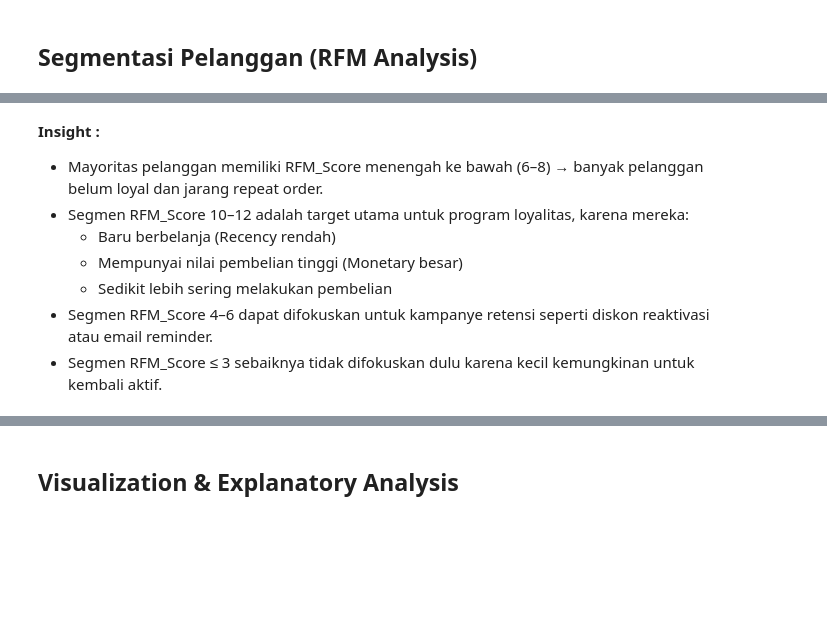
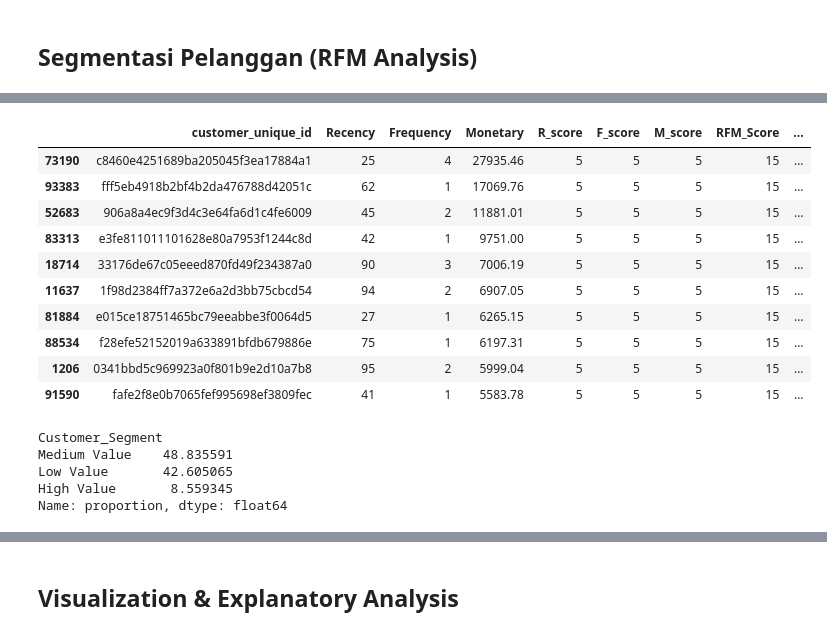
Before and after one commit to fiyandamamuri/e-commerce_public_datasets_analysis, a Jupyter notebook: notebook-copy.ipynb, the cells around one changed output, grey strips where cells are left out. Drawn from its saved outputs; the diff is of its cells as text; code cells hidden in the pictures; blank space fills up the shorter version.

```diff
--- a/notebook-copy.ipynb
+++ b/notebook-copy.ipynb
@@ -942,15 +942,15 @@ Name: payment_value, dtype: float64
 # %% [markdown]
 ## Segmentasi Pelanggan (RFM Analysis)
 # %%
-# Menghitung skor RFM
-max_date = merged_data['order_purchase_timestamp'].max()
+# Tentukan tanggal acuan (biasanya tanggal terakhir di dataset)
+reference_date = merged_data['order_purchase_timestamp'].max()
+
+# Hitung Recency, Frequency, Monetary
 rfm = merged_data.groupby('customer_unique_id').agg({
-    'order_purchase_timestamp': lambda x: (max_date - x.max()).days,
+    'order_purchase_timestamp': lambda x: (reference_date - x.max()).days,
     'order_id': 'nunique',
     'payment_value': 'sum'
-}).rename(columns={
-    'order_purchase_timestamp': 'Recency',
-    'order_id': 'Frequency',
-    'payment_value': 'Monetary'
-})
+}).reset_index()
+
+rfm.columns = ['customer_unique_id', 'Recency', 'Frequency', 'Monetary']
 # %%
@@ -986,9 +963,0 @@ RFM_Score
-# %% [markdown]
-**Insight :**
-- Mayoritas pelanggan memiliki RFM_Score menengah ke bawah (6–8) → banyak pelanggan belum loyal dan jarang repeat order.
-- Segmen RFM_Score 10–12 adalah target utama untuk program loyalitas, karena mereka:
-    - Baru berbelanja (Recency rendah)
-    - Mempunyai nilai pembelian tinggi (Monetary besar)
-    - Sedikit lebih sering melakukan pembelian
-- Segmen RFM_Score 4–6 dapat difokuskan untuk kampanye retensi seperti diskon reaktivasi atau email reminder.
-- Segmen RFM_Score ≤ 3 sebaiknya tidak difokuskan dulu karena kecil kemungkinan untuk kembali aktif.
@@ -994,0 +974,22 @@ RFM_Score
+# %%
+rfm.sort_values(by=['RFM_Score', 'Monetary'], ascending=False).head(10)
+# %% [output]
+|  | customer_unique_id | Recency | Frequency | Monetary | R_score | F_score | M_score | RFM_Score | ... |
+| 73190 | c8460e4251689ba205045f3ea17884a1 | 25 | 4 | 27935.46 | 5 | 5 | 5 | 15 | ... |
+| 93383 | fff5eb4918b2bf4b2da476788d42051c | 62 | 1 | 17069.76 | 5 | 5 | 5 | 15 | ... |
+| 52683 | 906a8a4ec9f3d4c3e64fa6d1c4fe6009 | 45 | 2 | 11881.01 | 5 | 5 | 5 | 15 | ... |
+| 83313 | e3fe811011101628e80a7953f1244c8d | 42 | 1 | 9751.00 | 5 | 5 | 5 | 15 | ... |
+| 18714 | 33176de67c05eeed870fd49f234387a0 | 90 | 3 | 7006.19 | 5 | 5 | 5 | 15 | ... |
+| 11637 | 1f98d2384ff7a372e6a2d3bb75cbcd54 | 94 | 2 | 6907.05 | 5 | 5 | 5 | 15 | ... |
+| 81884 | e015ce18751465bc79eeabbe3f0064d5 | 27 | 1 | 6265.15 | 5 | 5 | 5 | 15 | ... |
+| 88534 | f28efe52152019a633891bfdb679886e | 75 | 1 | 6197.31 | 5 | 5 | 5 | 15 | ... |
+| 1206 | 0341bbd5c969923a0f801b9e2d10a7b8 | 95 | 2 | 5999.04 | 5 | 5 | 5 | 15 | ... |
+| 91590 | fafe2f8e0b7065fef995698ef3809fec | 41 | 1 | 5583.78 | 5 | 5 | 5 | 15 | ... |
+# %%
+rfm['Customer_Segment'].value_counts(normalize=True) * 100
+# %% [output]
+Customer_Segment
+Medium Value    48.835591
+Low Value       42.605065
+High Value       8.559345
+Name: proportion, dtype: float64
```
Also changed, not shown: parts of 20 cells of this notebook.
